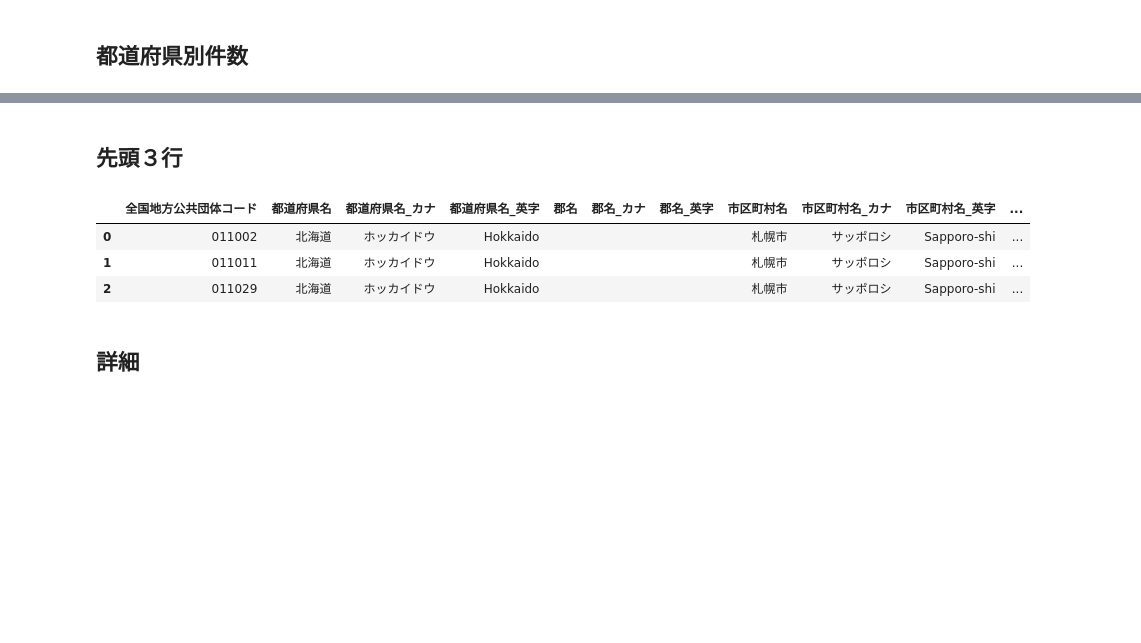
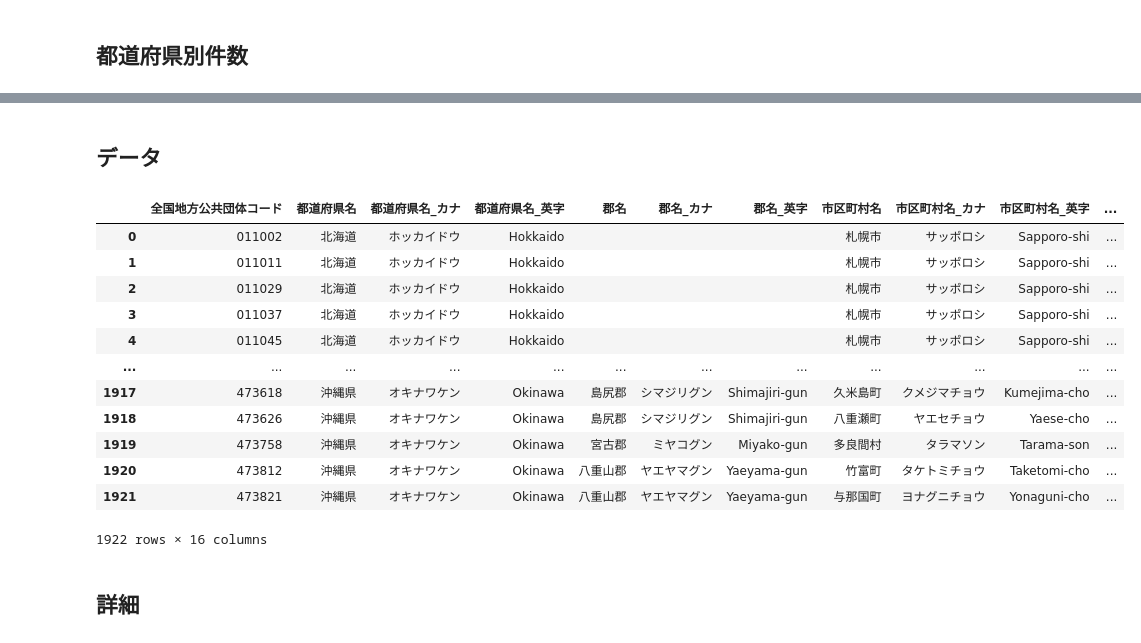
Before and after one commit to zero3kw/abr-data-summary, a Jupyter notebook: abr_data_summery.ipynb, the cells around one changed output, grey strips where cells are left out. Saved outputs shown, nothing was run; the diff lists cells and outputs as text; code cells hidden in the pictures; blank space fills up the shorter version.

```diff
--- a/abr_data_summery.ipynb
+++ b/abr_data_summery.ipynb
@@ -7,12 +7,15 @@ import io
 import urllib.request
 import zipfile
 import pandas as pd
+import gc
 
 def get_data(url):
     req = urllib.request.Request(url)
     with urllib.request.urlopen(req) as res:
         data = res.read()
     with zipfile.ZipFile(io.BytesIO(data), 'r') as zip_file:
+        del data
+        gc.collect()
         with zip_file.open(zip_file.namelist()[0], 'r') as zip_data:
             return zip_data.read().decode('utf-8')
 
@@ -100,14 +116,23 @@ df.groupby([df['全国地方公共団体コード'].str[:2],'都道府県名']).
 47           沖縄県       41
 dtype: int64
 # %% [markdown]
-## 先頭３行
+## データ
 # %%
-df.head(3)
+df
 # %% [output]
 |  | 全国地方公共団体コード | 都道府県名 | 都道府県名_カナ | 都道府県名_英字 | 郡名 | 郡名_カナ | 郡名_英字 | 市区町村名 | 市区町村名_カナ | 市区町村名_英字 | ... |
 | 0 | 011002 | 北海道 | ホッカイドウ | Hokkaido |  |  |  | 札幌市 | サッポロシ | Sapporo-shi | ... |
 | 1 | 011011 | 北海道 | ホッカイドウ | Hokkaido |  |  |  | 札幌市 | サッポロシ | Sapporo-shi | ... |
 | 2 | 011029 | 北海道 | ホッカイドウ | Hokkaido |  |  |  | 札幌市 | サッポロシ | Sapporo-shi | ... |
+| 3 | 011037 | 北海道 | ホッカイドウ | Hokkaido |  |  |  | 札幌市 | サッポロシ | Sapporo-shi | ... |
+| 4 | 011045 | 北海道 | ホッカイドウ | Hokkaido |  |  |  | 札幌市 | サッポロシ | Sapporo-shi | ... |
+| ... | ... | ... | ... | ... | ... | ... | ... | ... | ... | ... | ... |
+| 1917 | 473618 | 沖縄県 | オキナワケン | Okinawa | 島尻郡 | シマジリグン | Shimajiri-gun | 久米島町 | クメジマチョウ | Kumejima-cho | ... |
+| 1918 | 473626 | 沖縄県 | オキナワケン | Okinawa | 島尻郡 | シマジリグン | Shimajiri-gun | 八重瀬町 | ヤエセチョウ | Yaese-cho | ... |
+| 1919 | 473758 | 沖縄県 | オキナワケン | Okinawa | 宮古郡 | ミヤコグン | Miyako-gun | 多良間村 | タラマソン | Tarama-son | ... |
+| 1920 | 473812 | 沖縄県 | オキナワケン | Okinawa | 八重山郡 | ヤエヤマグン | Yaeyama-gun | 竹富町 | タケトミチョウ | Taketomi-cho | ... |
+| 1921 | 473821 | 沖縄県 | オキナワケン | Okinawa | 八重山郡 | ヤエヤマグン | Yaeyama-gun | 与那国町 | ヨナグニチョウ | Yonaguni-cho | ... |
+1922 rows × 16 columns
 # %% [markdown]
 ## 詳細
 # %%
```
Also changed, not shown: parts of 17 cells of this notebook.
